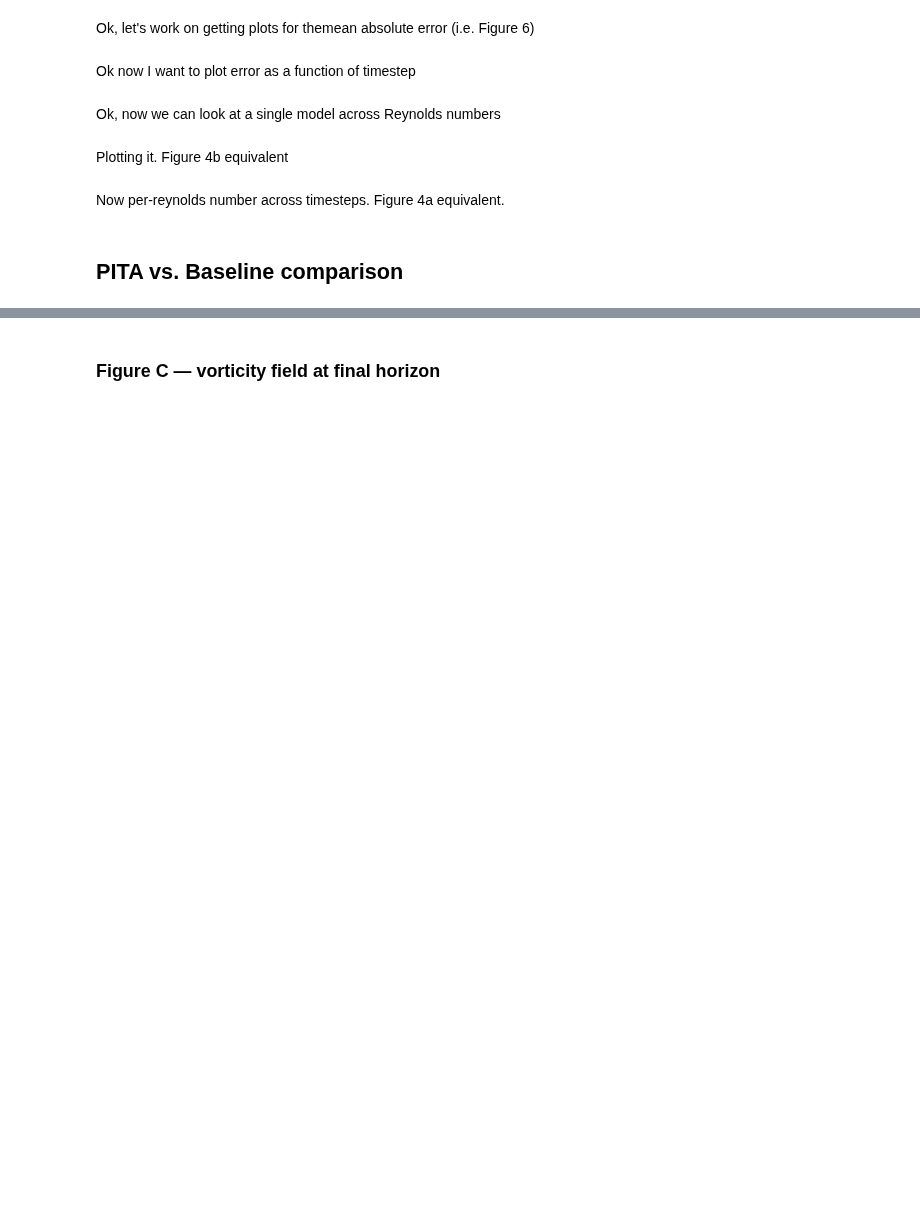
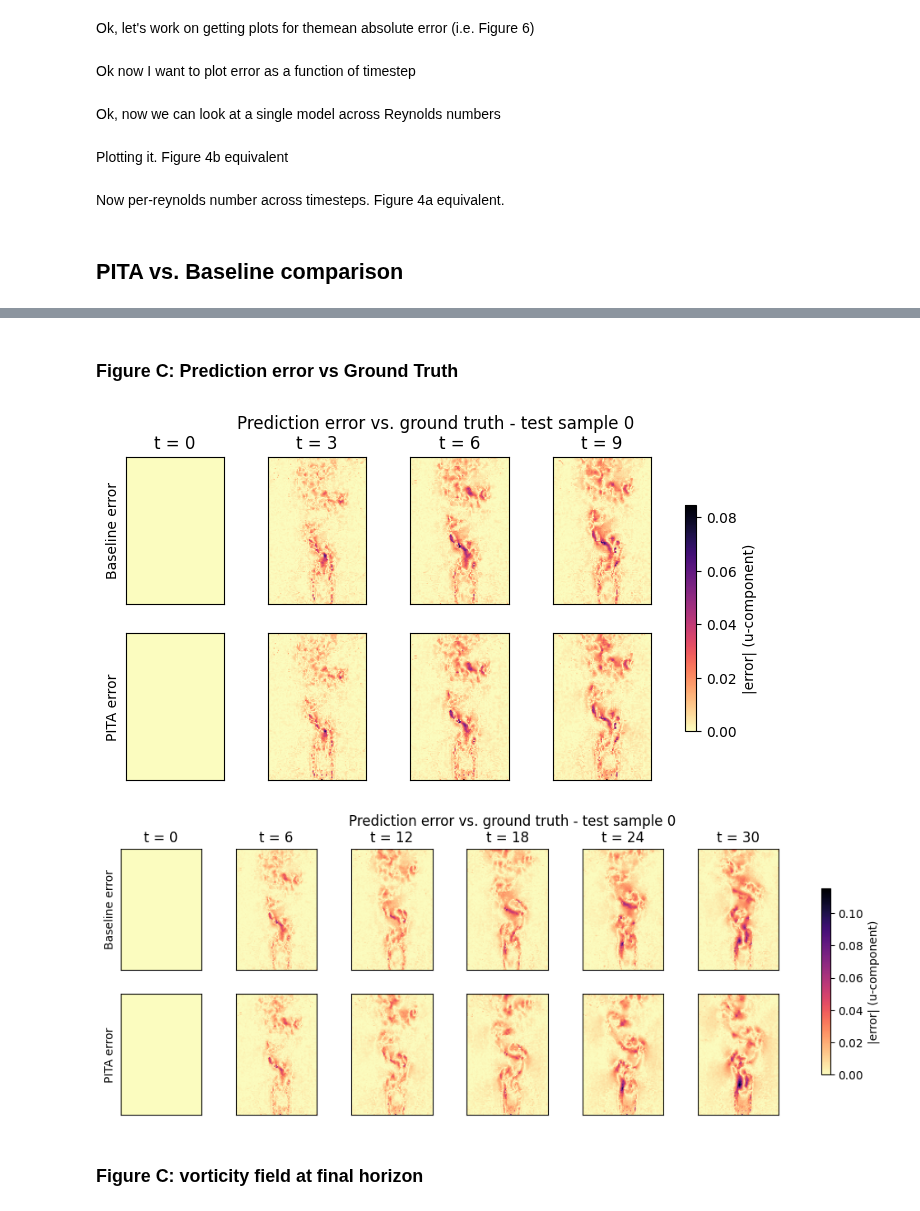
Before and after one commit to zhn2605/fluid-research-adv-NO, a Jupyter notebook: DeepLearning_Analysis.ipynb, the cells around one changed output, grey strips where cells are left out. Drawn from its saved outputs; the diff is of its cells as text; code cells hidden in the pictures; blank space fills up the shorter version.

```diff
--- a/DeepLearning_Analysis.ipynb
+++ b/DeepLearning_Analysis.ipynb
@@ -1128,5 +1205,24 @@ plt.show()
+# %% [markdown]
+### Figure C: Prediction error vs Ground Truth
+# %%
+def plot_error_comparison(horizons, sample_idx=0, component=0):
+    gt = act_L[component, sample_idx]
+    rows = [
+        ("Baseline error", np.abs(gt - base_L[component, sample_idx])),
+        ("PITA error",     np.abs(gt - pita_L[component, sample_idx])),
+    ]
+    vmax = max(float(field[..., horizons].max()) for _, field in rows)
+    plot_field_grid(rows, horizons, cmap="magma_r", vmin=0, vmax=vmax,
+                    cbar_label="|error| (u-component)",
+                    title=f"Prediction error vs. ground truth - test sample {sample_idx}")
+
+plot_error_comparison([0, 3, 6, 9])                # short horizon
+plot_error_comparison(horizons_L)                  # full horizon, up to ROLLOUT_T
+# %% [output]
+[figure, added]
+[figure, added]
 # %% [markdown]
-### Figure C — vorticity field at final horizon
+### Figure C: vorticity field at final horizon
 # %%
 def vorticity(u, v):
     # central differences with edge replication; u, v shape [H, W]
```
Also changed, not shown: parts of 12 cells of this notebook, 6 other files.
